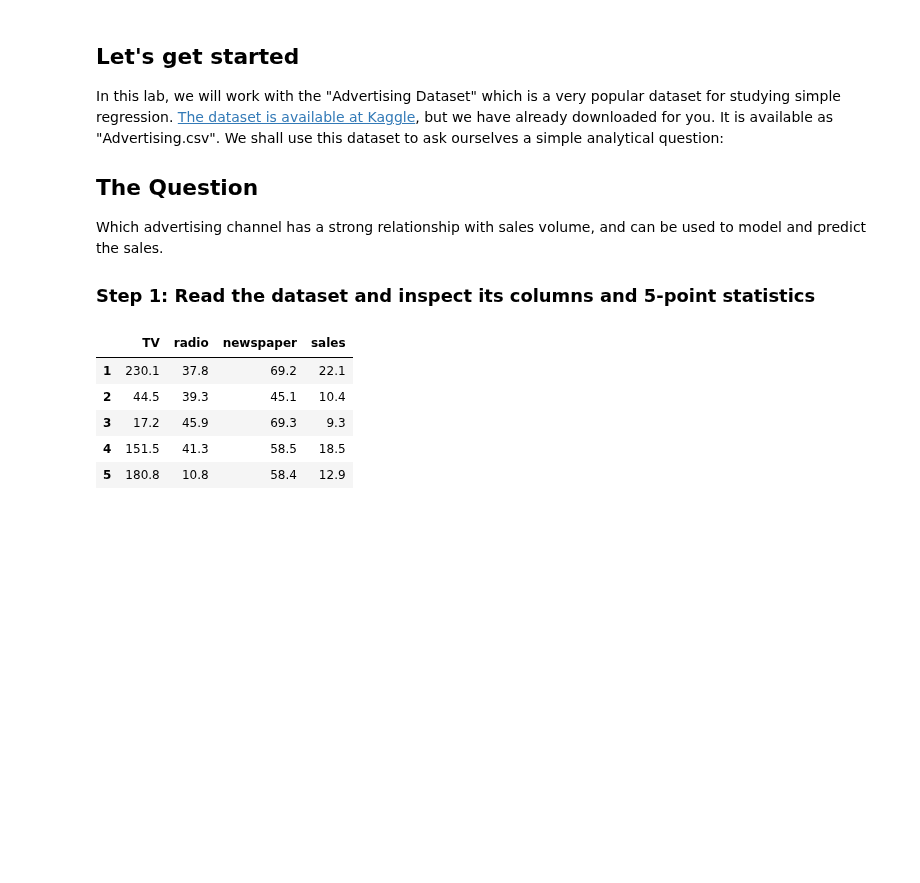
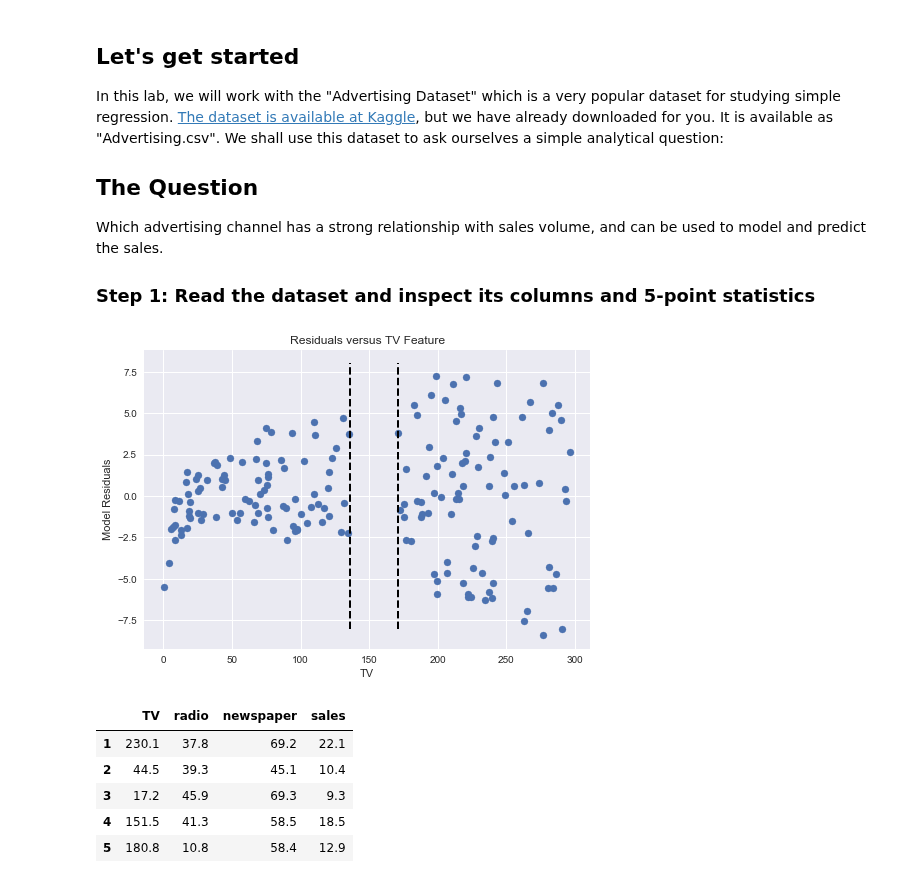
Before and after one commit to bartomolina/dscurriculum, a Jupyter notebook: m1s10/dsc-01-10-13-regression-statsmodels-lab-online-ds-pt-041519/index.ipynb, the cells around one changed output. Cells and saved outputs as stored; diff of their text form; code cells hidden in the pictures; blank space fills up the shorter version.

```diff
--- a/m1s10/dsc-01-10-13-regression-statsmodels-lab-online-ds-pt-041519/index.ipynb
+++ b/m1s10/dsc-01-10-13-regression-statsmodels-lab-online-ds-pt-041519/index.ipynb
@@ -31,6 +31,32 @@ import matplotlib.pyplot as plt
 plt.style.use('seaborn')
 
 df = pd.read_csv('Advertising.csv', index_col=0)
+# %%
+import statsmodels.stats.api as sms
+
+f = 'sales~TV'
+
+# create a fitted model in one line
+model = ols(formula=f, data=df).fit()
+
+name = ['Jarque-Bera','Prob','Skew', 'Kurtosis']
+test = sms.jarque_bera(model.resid)
+list(zip(name, test))
+
+lwr_thresh = df.TV.quantile(q=.45)
+upr_thresh = df.TV.quantile(q=.55)
+middle_10percent_indices = df[(df.TV >= lwr_thresh) & (df.TV<=upr_thresh)].index
+# len(middle_10percent_indices)
+
+indices = [x-1 for x in df.index if x not in middle_10percent_indices]
+plt.scatter(df.TV.iloc[indices], model.resid.iloc[indices])
+plt.xlabel('TV')
+plt.ylabel('Model Residuals')
+plt.title("Residuals versus TV Feature")
+plt.vlines(lwr_thresh, ymax=8, ymin=-8, linestyles='dashed',linewidth=2)
+plt.vlines(upr_thresh, ymax=8, ymin=-8, linestyles='dashed',linewidth=2);
+# %% [output]
+[figure, added]
 # %%
 # Check the columns and first few rows
 df.head()
```
Also changed, not shown: parts of 6 cells of this notebook, 30 other files.
